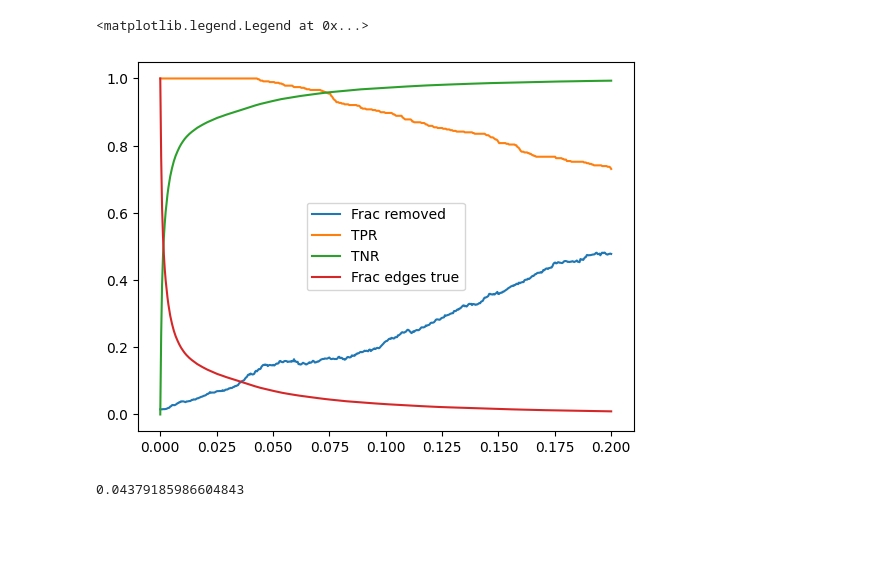
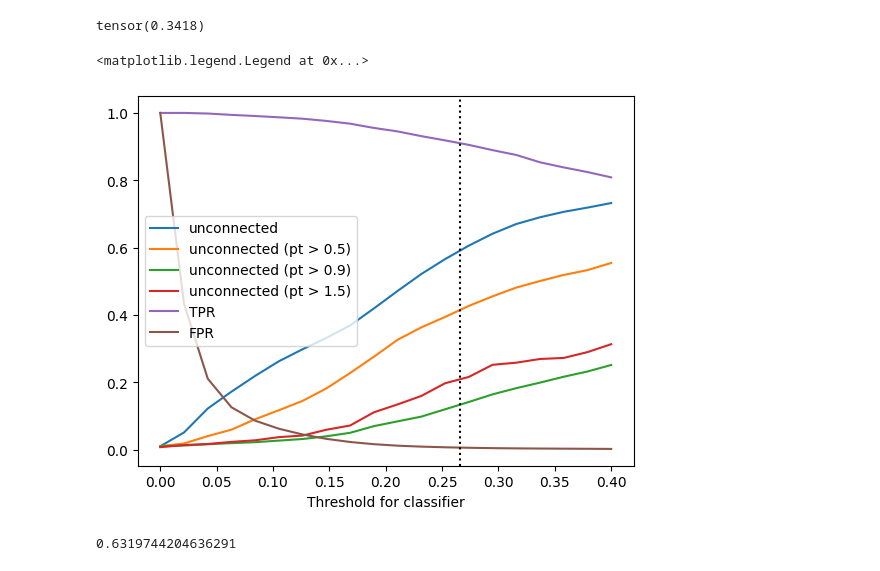
Before and after one commit to gnn-tracking/klieret-gnn-tracking-experiments, a Jupyter notebook: notebooks/0150_mask_unconnected.ipynb, the cells around one changed output. Drawn from its saved outputs; the diff is of its cells as text; code cells hidden in the pictures; blank space fills up the shorter version.

Commit message:
Plots and more

```diff
--- a/notebooks/0150_mask_unconnected.ipynb
+++ b/notebooks/0150_mask_unconnected.ipynb
@@ -73,7 +84,5 @@ edge_index = model_output["edge_index"]
 from gnn_tracking.metrics.losses import falsify_low_pt_edges
 
 fixed_y = falsify_low_pt_edges(y=model_output["y"], edge_index=edge_index, pt=model_output["pt"], pt_thld=0.9)
-# %%
-thld = 0.5
 # %%
 from gnn_tracking.metrics.binary_classification import BinaryClassificationStats
@@ -88,23 +89,54 @@ def get_frac_removed_nodes(edge_index, w, thld):
+# %%
+from torch import Tensor as T
+
+def get_edge_mask_from_node_mask(node_mask: T, edge_index: T) -> T:
+    return node_mask[edge_index[0].long()] & node_mask[edge_index[1].long()]
+# %%
+# from gnn_tracking.utils.graph_masks import get_edge_mask_from_node_mask
+
+
+def get_n_unconnected(
+    pts: torch.Tensor, edge_index: torch.Tensor, pt_thld=0.
+) -> int:
+    mask = pts > pt_thld
+    n_nodes = mask.sum()
+    node_count_indices = torch.unique(
+        edge_index[:, get_edge_mask_from_node_mask(mask, edge_index)].flatten()
+    )
+    return n_nodes - len(node_count_indices)
+# %%
+get_n_unconnected(data.pt, data.edge_index[:, w > 0.5], 0.9) / (data.pt > 0.9).sum()
+# %% [output]
+tensor(0.3418)
 # %%
-thlds = np.linspace(0, 0.2, 500)
-f = [get_frac_removed_nodes(edge_index, w, thld) for thld in thlds]
+thlds = np.linspace(0, 0.4, 20)
+f = [get_n_unconnected(data.pt, edge_index[:, w>thld]) / len(data.x) for thld in thlds]
+f5 = [get_n_unconnected(data.pt, edge_index[:, w>thld], 0.5) / (data.pt > 0.5).sum() for thld in thlds]
+f9 = [get_n_unconnected(data.pt, edge_index[:, w>thld], 0.9) / (data.pt > 0.9).sum() for thld in thlds]
+f15 = [get_n_unconnected(data.pt, edge_index[:, w>thld], 1.5) / (data.pt > 1.5).sum() for thld in thlds]
+
 
 def getter(bcs):
-    return (bcs.TP + bcs.FP)/len(bcs._y), bcs.TPR, bcs.TNR
+    # return (bcs.TP + bcs.FP)/len(bcs._y), bcs.TPR, bcs.TNR
+    return bcs.TPR, bcs.FPR
 
 items = np.array([getter(BinaryClassificationStats(output=w, y=fixed_y.long(), thld=thld)) for thld in thlds]).T
 # %%
 from matplotlib import pyplot as plt
 fig, ax = plt.subplots()
-ax.plot(thlds, f, label="Frac removed")
-ax.plot(thlds, items[1], label="TPR")
-ax.plot(thlds, items[2], label="TNR")
-ax.plot(thlds, items[0], label="Frac edges true")
+ax.plot(thlds, f, label="unconnected")
+ax.plot(thlds, f5, label="unconnected (pt > 0.5)")
+ax.plot(thlds, f9, label="unconnected (pt > 0.9)")
+ax.plot(thlds, f15, label="unconnected (pt > 1.5)")
+ax.plot(thlds, items[0], label="TPR")
+ax.plot(thlds, items[1], label="FPR")
+ax.set_xlabel("Threshold for classifier")
+ax.axvline(0.266, color="k", ls=":")
 ax.legend()
 # %% [output]
 <matplotlib.legend.Legend at 0x...>
-[figure, old version]
+[figure, new version]
-# %%
-get_frac_removed_nodes(edge_index, w, 0.01)
-# %% [output]
-0.04379185986604843
+# %%
+get_n_unconnected(len(data.x), edge_index[:, w>0.266]) / len(data.x)
+# %% [output]
+0.6319744204636291
```
Also changed, not shown: parts of 8 cells of this notebook, 6 other files.
